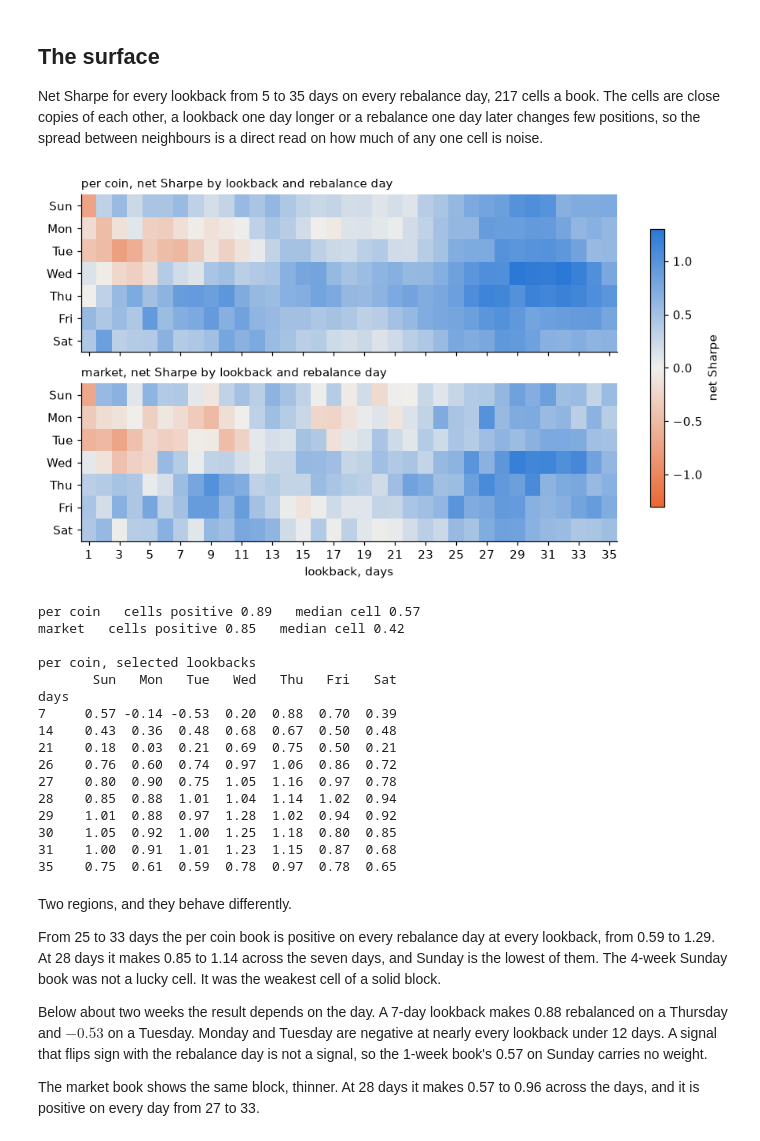
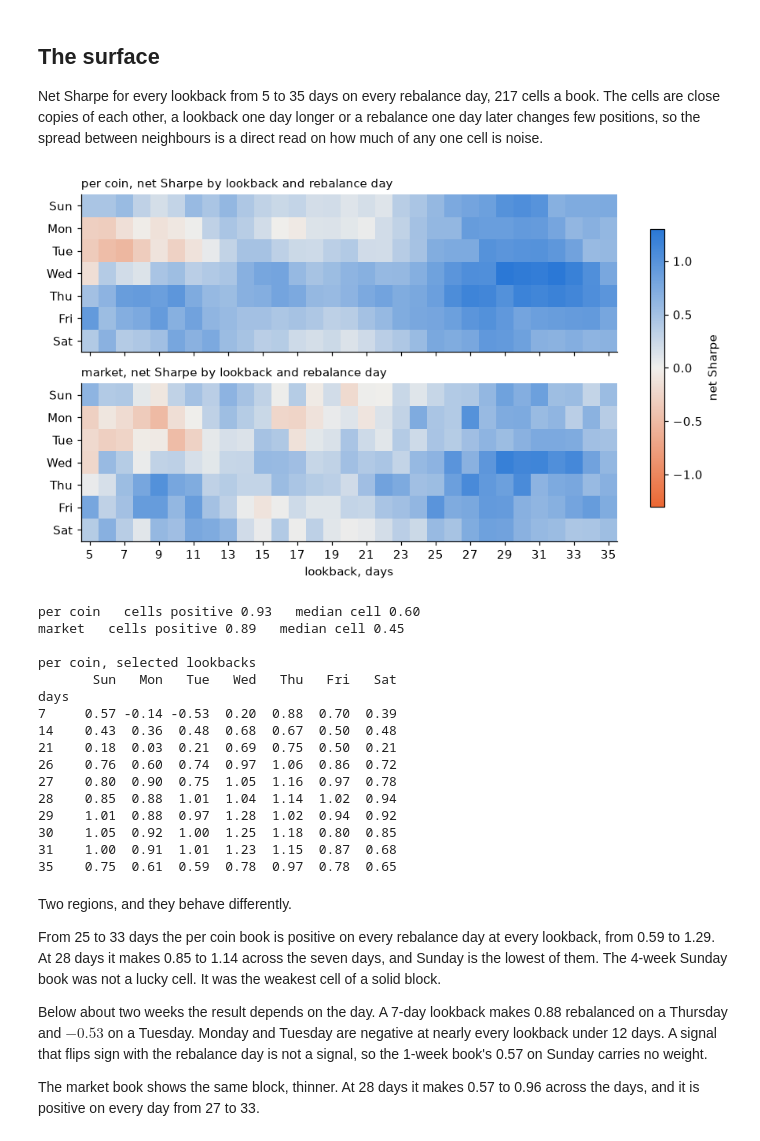
Before and after one commit to darkskele/quant_platform, a Jupyter notebook: research/signal/trend/trend_fine.ipynb, the cells around one changed output. Cells and saved outputs as stored; diff of their text form; code cells hidden in the pictures.

Commit message:
Port the trend lane onto qp_research

```diff
--- a/research/signal/trend/trend_fine.ipynb
+++ b/research/signal/trend/trend_fine.ipynb
@@ -14,47 +14,51 @@ Load the daily bars and funding, and take daily log returns with the same cleani
 The market book takes one sign from the average liquid coin's trailing $D$-day return and holds the whole basket long or short.
 # %%
 import warnings
-from book import Book, halves, sharpe
 import numpy as np
 import pandas as pd
 import matplotlib.pyplot as plt
-from matplotlib.colors import LinearSegmentedColormap, TwoSlopeNorm
-import gate, panel, stream
+from matplotlib.colors import TwoSlopeNorm
+from qp_research import condition, costs, data, gate, panel, plot
+from qp_research.book import Book, Sliced, inverse_vol
+from qp_research.cv import halves
+from qp_research.data import universe
+from qp_research.plot import BLUE, ORANGE, GREY
+from qp_research.stats import drawdown
+import signals
+from signals import sharpe
 
 warnings.filterwarnings('ignore')
-plt.rcParams.update({'figure.dpi': 110, 'axes.spines.top': False, 'axes.spines.right': False,
-                     'axes.grid': True, 'grid.alpha': 0.25, 'lines.linewidth': 2})
-BLUE, ORANGE, GREY = '#2a78d6', '#eb6834', '#8a8a86'
+plot.style()
 
-bars, prints = stream.universe('2020-01-01', '2026-09-01', log=lambda *a, **k: None)
-drop = stream.non_crypto()
-bars, prints = bars[~bars.symbol.isin(drop)], prints[~prints.symbol.isin(drop)]
+symbols = universe.perps()
+bars, prints = data.daily_bars(symbols, '2020-01-01', '2026-09-01'), data.funding(symbols, '2020-01-01', '2026-09-01')
 close = bars.pivot(index='day', columns='symbol', values='close')
 volume = bars.pivot(index='day', columns='symbol', values='volume')
-daily = panel.daily_returns(close, volume > 0)
+daily_bars = panel.bars(bars, prints)
+daily = daily_bars.returns
 
-DAYS = list(range(, 36))
+DAYS = list(range(5, 36))
 WEEKS = {'Sun': 'W-SUN', 'Mon': 'W-MON', 'Tue': 'W-TUE', 'Wed': 'W-WED', 'Thu': 'W-THU', 'Fri': 'W-FRI', 'Sat': 'W-SAT'}
 trail = {D: daily.rolling(D, min_periods=int(np.ceil(D * 5 / 7))).sum() for D in DAYS}
 
 def coin_signal(b, D, week):
     """Sign of each coin's trailing D-day return at the rebalance close."""
-    return np.sign(trail[D].resample(week).last().reindex(b.W.index))
+    return np.sign(trail[D].resample(week).last().reindex(b.p.returns.index))
 
 def market_trail(b, D, week):
     """The average liquid coin's trailing D-day return at the rebalance close."""
-    liquid = b.LIQ.reindex(daily.index, method='bfill') >= 1e7
-    return daily.where(liquid).mean(axis=1).rolling(D, min_periods=D).sum().resample(week).last().reindex(b.W.index)
+    liquid = b.p.liquidity.reindex(daily.index, method='bfill') >= 1e7
+    return daily.where(liquid).mean(axis=1).rolling(D, min_periods=D).sum().resample(week).last().reindex(b.p.returns.index)
 
 def coin_net(b, D, week):
-    return b.run(b.sized(coin_signal(b, D, week).shift(1))).net
+    return b.run(inverse_vol(b.p, coin_signal(b, D, week).shift(1))).net
 
 def market_net(b, D, week):
-    return b.run(b.basket().mul(np.sign(market_trail(b, D, week)).shift(1), axis=0)).net
+    return b.run(signals.basket(b.p).mul(np.sign(market_trail(b, D, week)).shift(1), axis=0)).net
 
-books = {name: Book(panel.build(bars, prints, week=rule)) for name, rule in WEEKS.items()}
+books = {name: Book(panel.build(daily_bars, rule), costs.Provisional()) for name, rule in WEEKS.items()}
 sun = books['Sun']
-print(f'daily panel {daily.shape}  {daily.index.min().date()} .. {daily.index.max().date()}   weeks {len(sun.W)}')
+print(f'daily panel {daily.shape}  {daily.index.min().date()} .. {daily.index.max().date()}   weeks {len(sun.p.returns)}')
 # %% [output]
 daily panel (2435, 681)  2020-01-01 .. 2026-08-31   weeks 349
 # %% [markdown]
@@ -107,26 +111,26 @@ Net Sharpe for every lookback from 5 to 35 days on every rebalance day, 217 cell
 # %%
 coin = pd.DataFrame({name: {D: sharpe(coin_net(b, D, WEEKS[name])) for D in DAYS} for name, b in books.items()})
 market = pd.DataFrame({name: {D: sharpe(market_net(b, D, WEEKS[name])) for D in DAYS} for name, b in books.items()})
 coin.index.name = market.index.name = 'days'
 
-cmap = LinearSegmentedColormap.from_list('div', [ORANGE, '#f0efec', BLUE])
+cmap = plot.diverging()
 fig, axes = plt.subplots(2, 1, figsize=(10, 5.2), sharex=True)
 for ax, (title, grid) in zip(axes, [('per coin', coin), ('market', market)]):
     im = ax.imshow(grid.T.values, aspect='auto', cmap=cmap, norm=TwoSlopeNorm(0, -1.3, 1.3))
     ax.set_yticks(range(7)); ax.set_yticklabels(grid.columns); ax.grid(False)
     ax.set_title(f'{title}, net Sharpe by lookback and rebalance day', loc='left', fontsize=10)
 axes[1].set_xticks(range(0, len(DAYS), 2)); axes[1].set_xticklabels(DAYS[::2]); axes[1].set_xlabel('lookback, days')
 fig.colorbar(im, ax=axes, shrink=0.8, label='net Sharpe')
 plt.show()
 
 for title, grid in [('per coin', coin), ('market', market)]:
     print(f'{title}   cells positive {(grid > 0).mean().mean():.2f}   median cell {np.median(grid.values):.2f}')
 print('\nper coin, selected lookbacks')
 print(coin.loc[[7, 14, 21, 26, 27, 28, 29, 30, 31, 35]].round(2))
 # %% [output]
-[figure, old version]
+[figure, new version]
-per coin   cells positive 0.89   median cell 0.57
-market   cells positive 0.85   median cell 0.42
+per coin   cells positive 0.93   median cell 0.60
+market   cells positive 0.89   median cell 0.45
 
 per coin, selected lookbacks
        Sun   Mon   Tue   Wed   Thu   Fri   Sat
```
Also changed, not shown: parts of 11 cells of this notebook, 26 other files.
